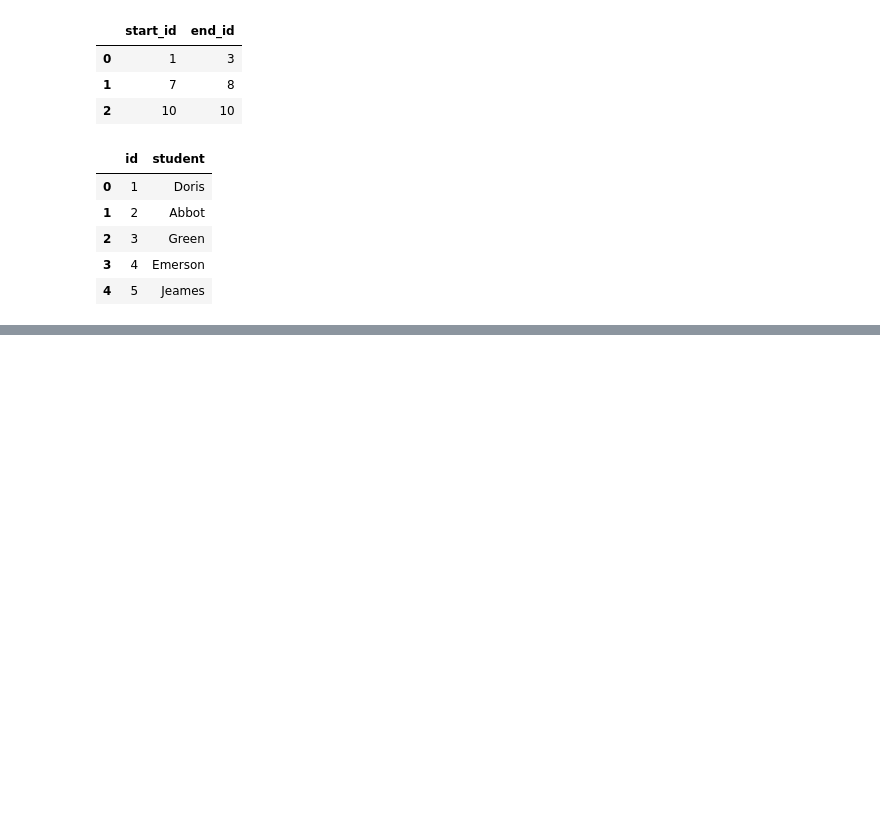
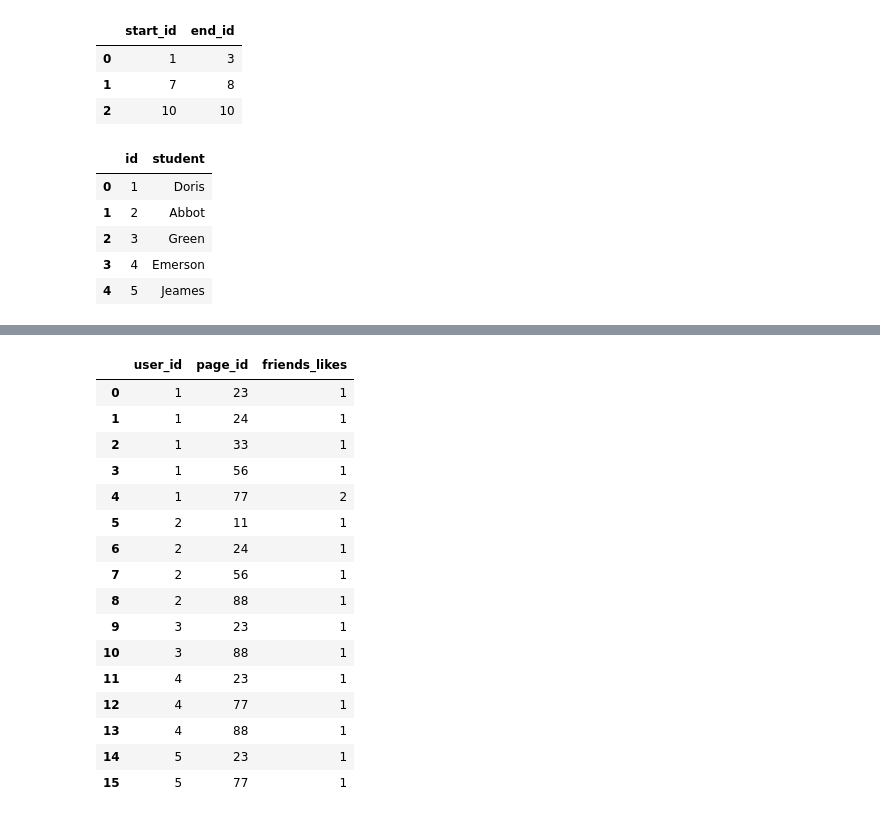
Before and after one commit to baxt1or/leetcode_database_problems, a Jupyter notebook: leetcode_sql_premium.ipynb, the cells around one changed output, grey strips where cells are left out. Saved outputs shown, nothing was run; the diff lists cells and outputs as text; code cells hidden in the pictures; blank space fills up the shorter version.

```diff
--- a/leetcode_sql_premium.ipynb
+++ b/leetcode_sql_premium.ipynb
@@ -6794,0 +6863,56 @@ make_select(query)
+# %%
+data = [[1, 2], [1, 3], [1, 4], [2, 3], [2, 4], [2, 5], [6, 1]]
+friendship = pd.DataFrame(data, columns=['user1_id', 'user2_id']).astype({'user1_id':'Int64', 'user2_id':'Int64'})
+data = [[1, 88], [2, 23], [3, 24], [4, 56], [5, 11], [6, 33], [2, 77], [3, 77], [6, 88]]
+likes = pd.DataFrame(data, columns=['user_id', 'page_id']).astype({'user_id':'Int64', 'page_id':'Int64'})
+
+
+query = """
+
+WITH cte AS (SELECT user1_id, user2_id FROM friendship
+UNION
+SELECT user2_id , user1_id FROM friendship),
+
+
+friends AS (SELECT
+DISTINCT a.user1_id, b.user2_id
+FROM cte a
+INNER JOIN cte b ON a.user2_id = b.user2_id),
+
+liked AS (
+SELECT
+f.user1_id AS user_id, l.page_id
+FROM friends f
+INNER JOIN likes l ON f.user2_id = l.user_id )
+
+
+SELECT
+a.user_id, a.page_id,
+COUNT(*) AS friends_likes
+FROM liked a
+LEFT JOIN likes b ON a.user_id = b.user_id AND a.page_id = b.page_id
+WHERE b.page_id IS NULL
+GROUP BY 1,2
+
+
+"""
+
+make_select(query)
+# %% [output]
+|  | user_id | page_id | friends_likes |
+| 0 | 1 | 23 | 1 |
+| 1 | 1 | 24 | 1 |
+| 2 | 1 | 33 | 1 |
+| 3 | 1 | 56 | 1 |
+| 4 | 1 | 77 | 2 |
+| 5 | 2 | 11 | 1 |
+| 6 | 2 | 24 | 1 |
+| 7 | 2 | 56 | 1 |
+| 8 | 2 | 88 | 1 |
+| 9 | 3 | 23 | 1 |
+| 10 | 3 | 88 | 1 |
+| 11 | 4 | 23 | 1 |
+| 12 | 4 | 77 | 1 |
+| 13 | 4 | 88 | 1 |
+| 14 | 5 | 23 | 1 |
+| 15 | 5 | 77 | 1 |
```
Also changed, not shown: parts of 4 cells of this notebook, 1 other file.
